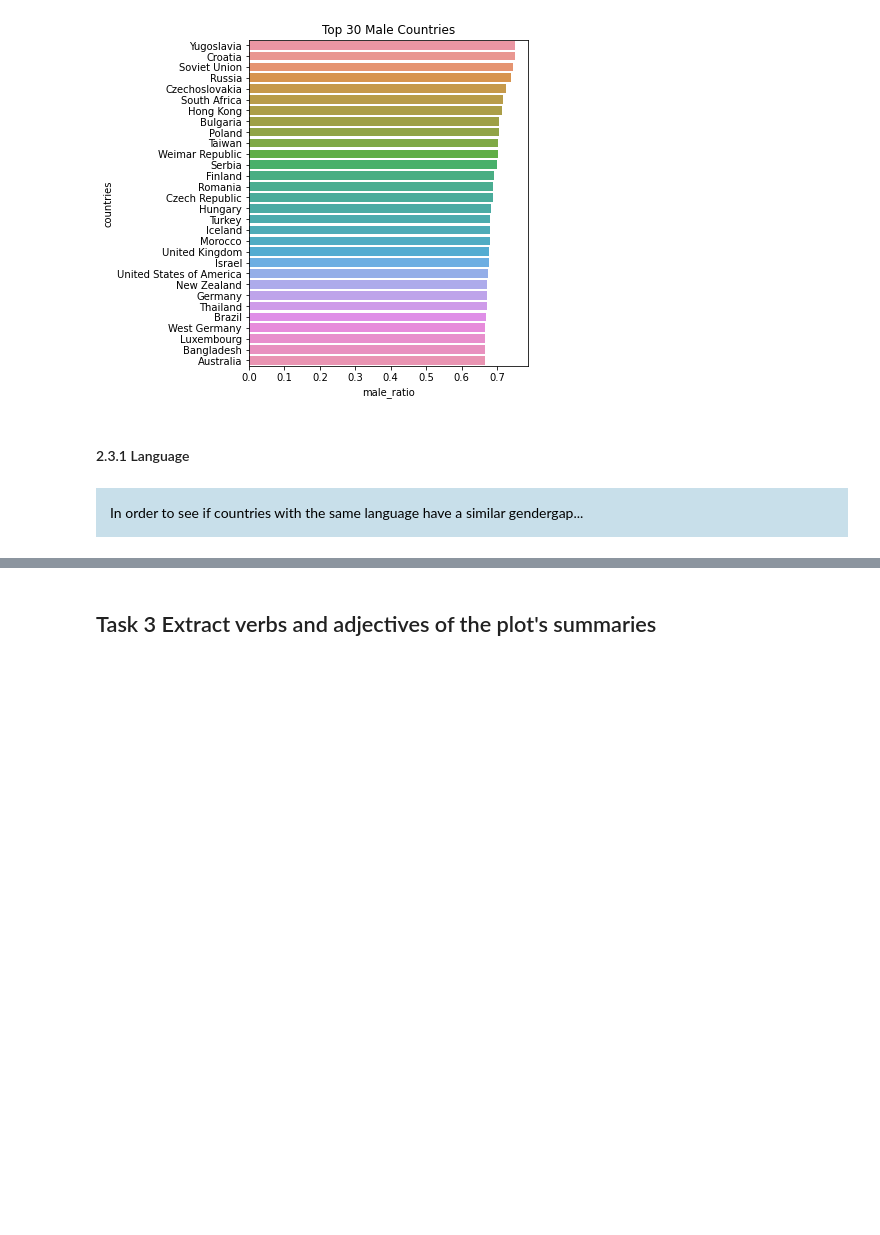
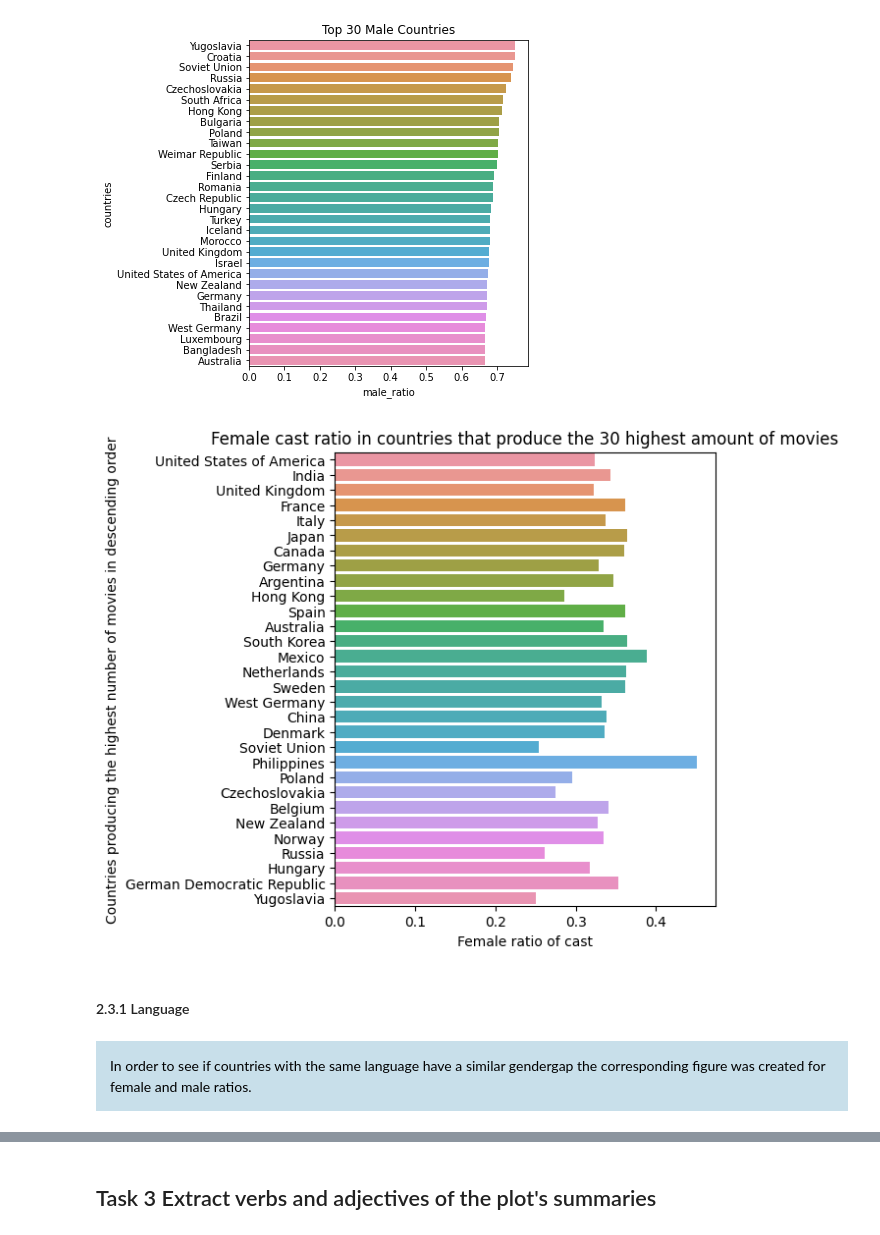
Before and after one commit to epfl-ada/ada-2022-project-yiyisoda, a Jupyter notebook: milestone_2.ipynb, the cells around one changed output, grey strips where cells are left out. Saved outputs shown, nothing was run; the diff lists cells and outputs as text; code cells hidden in the pictures; blank space fills up the shorter version.

```diff
--- a/milestone_2.ipynb
+++ b/milestone_2.ipynb
@@ -754,9 +758,24 @@ sns.barplot(data=male_countries, x="male_ratio", y= 'countries').set(title='Top
 # %% [output]
 [Text(0.5, 1.0, 'Top 30 Male Countries')]
 [figure]
+# %%
+character_countries = pd.merge(left = characters, right = movie_countries, left_on = 'wiki_movie_id', right_on = 'wiki_movie_id', how = 'inner')
+top30_countries = movie_countries['countries'].value_counts()[:30].index.tolist()
+
+countries_gender = character_countries[character_countries.countries.isin(top30_countries)][['actor_gender', 'countries']].groupby('countries').agg('sum')
+countries_gender['female_ratio'] = countries_gender['actor_gender'].apply(lambda x: get_gender_ratio(x, "F"))
+countries_gender = countries_gender.drop(columns=['actor_gender'])
+countries_gender['countries'] = countries_gender.index
+f, ax = plt.subplots(figsize=(5, 6))
+sns.barplot(data=countries_gender, x="female_ratio", y="countries",order=top30_countries).set(title='Female cast ratio in countries that produce the 30 highest amount of movies')
+plt.xlabel("Female ratio of cast")
+plt.ylabel("Countries producing the highest number of movies in descending order")
+plt.show()
+# %% [output]
+[figure, added]
 # %% [markdown]
 #### 2.3.1 Language
 # %% [markdown]
 <div class="1.1" style='background-color:#c8dfea; padding:1em;'>
 <span style="color:black">
-In order to see if countries with the same language have a similar gendergap...
+In order to see if countries with the same language have a similar gendergap the corresponding figure was created for female and male ratios.
```
Also changed, not shown: parts of 20 cells of this notebook.
